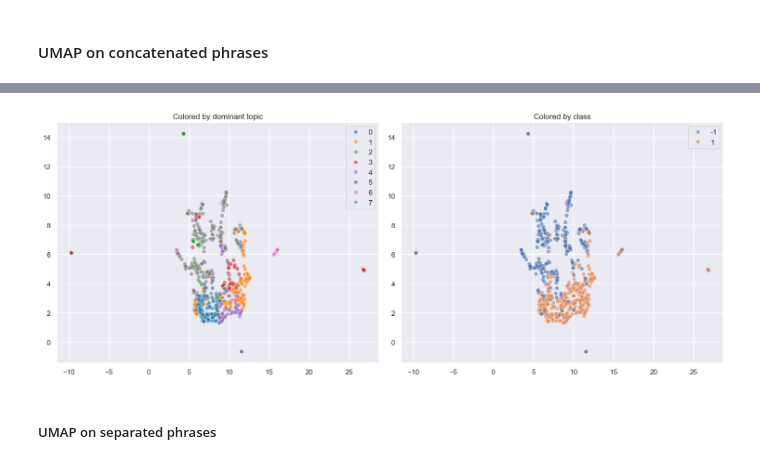
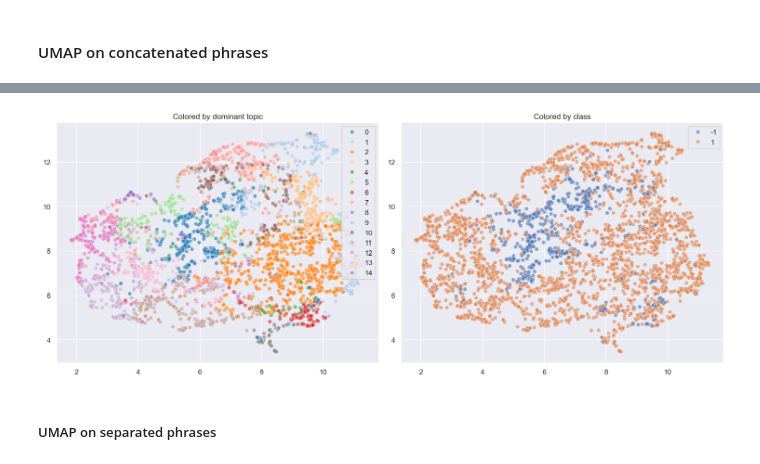
Before and after one commit to BshKatrin/RITAL-NLP-project, a Jupyter notebook: notebooks/dim_reduction.ipynb, the cells around one changed output, grey strips where cells are left out. Saved outputs shown, nothing was run; the diff lists cells and outputs as text; code cells hidden in the pictures.

```diff
--- a/notebooks/dim_reduction.ipynb
+++ b/notebooks/dim_reduction.ipynb
@@ -140,6 +120,6 @@ plt.tight_layout()
 - **To test** : since for predictions topics would be inferred per phrase , check if performance is ok
 # %%
 texts_pres, classes_pres = load_clean_data("../Dataset/presidents_clean.parquet")
-texts_pres_concat, classes_pres_concat = concat_seq_by_class(texts_pres, classes_pres)
+texts_pres_concat, classes_pres_concat = concat_seq_by_class(texts_pres, classes_pres, n=20)
 # %% [markdown]
 #### LDA on `texts_pres`
@@ -192,5 +182,5 @@ plt.tight_layout()
 # %%
-lda_model = LdaMulticore(corpus=corpus, id2word=dictionary, num_topics=8, passes=10, random_state=42, chunksize=100, per_word_topics=True)
+lda_model = LdaMulticore(corpus=corpus, id2word=dictionary, num_topics=15, passes=20, random_state=42, chunksize=100, per_word_topics=True)
 pyLDAvis.enable_notebook(local=True)
 vis = gensim_models.prepare(lda_model, corpus, dictionary)
 
@@ -220,28 +214,28 @@ embedding = umap_.fit_transform(doc_topic_matrix)
 # %%
 fig, (ax1, ax2) = plt.subplots(1, 2, figsize=(15, 6))
 
 ax1.set_title("Colored by dominant topic")
 sns.scatterplot(
     x=embedding[:, 0],
     y=embedding[:, 1],
     hue=dominant_topics[:],
-    palette="tab10",
+    palette="tab20",
     alpha=0.6,
     ax=ax1
 )
 ax2.set_title("Colored by class")
 sns.scatterplot(
     x=embedding[:, 0],
     y=embedding[:, 1],
     hue=classes_pres_concat[:],
     palette="deep",
     alpha=0.6,
     ax=ax2
 )
 
 plt.tight_layout()
 # %% [output]
-[figure, old version]
+[figure, new version]
 # %% [markdown]
 ##### UMAP on separated phrases
 # %%
```
Also changed, not shown: parts of 22 cells of this notebook.
